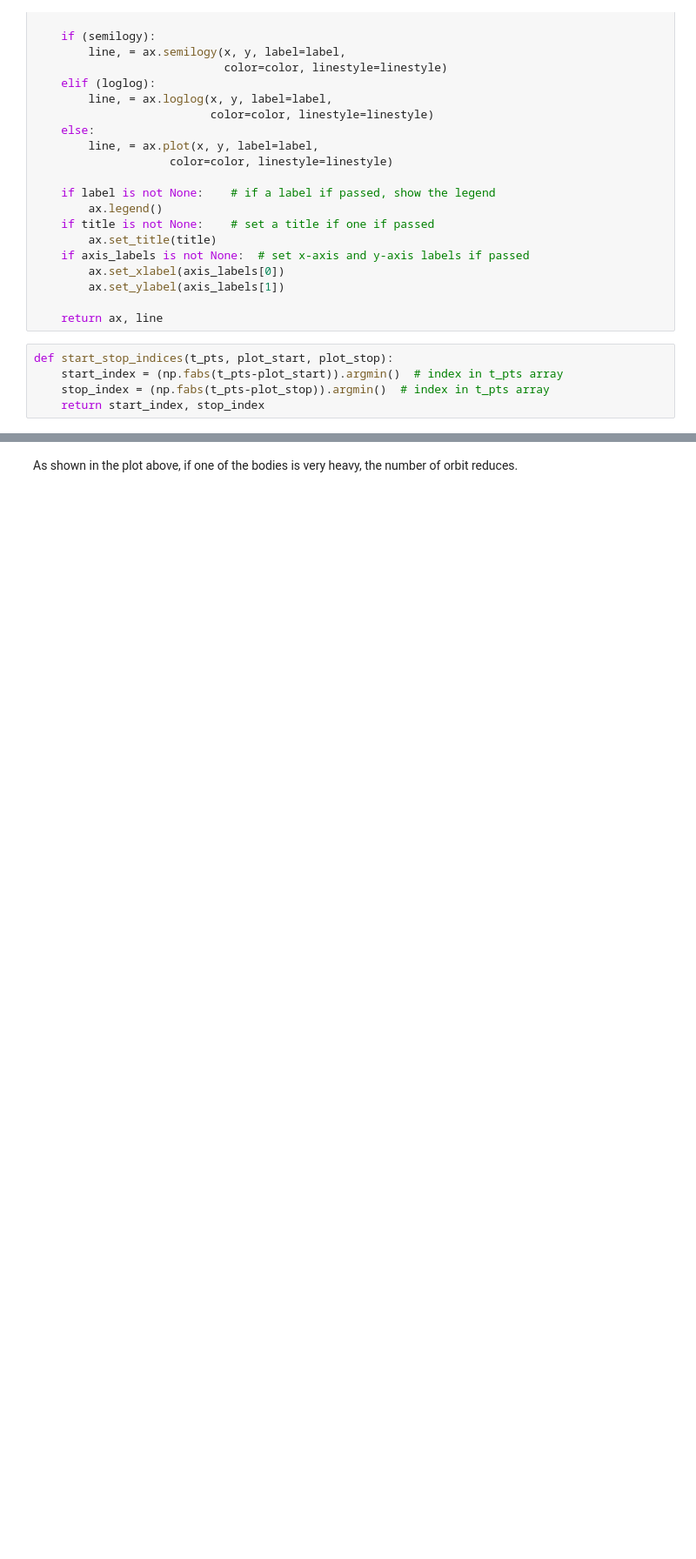
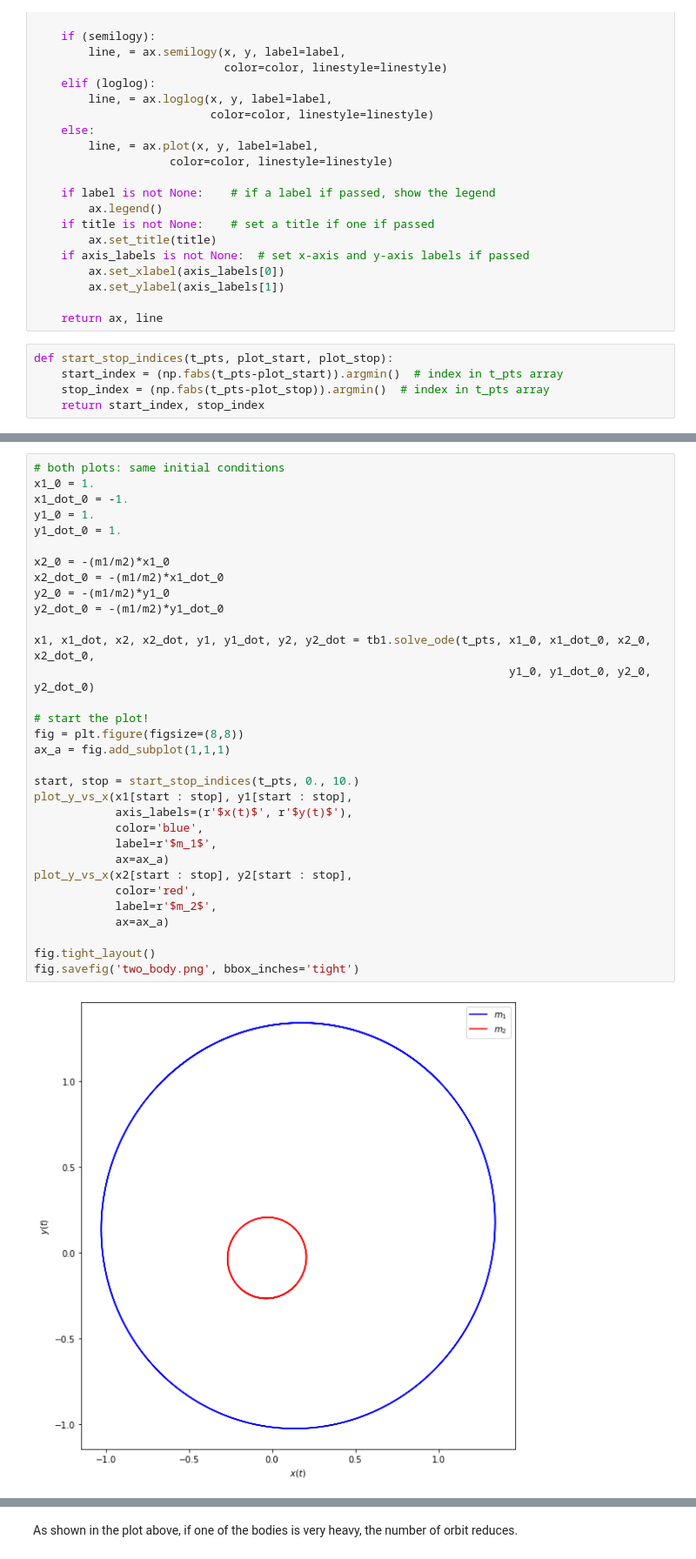
Before and after one commit to 54wedge/5300_final, a Jupyter notebook: Two_Body.ipynb, the cells around one changed output, grey strips where cells are left out. Shown at 87% size. Saved outputs shown, nothing was run; the diff lists cells and outputs as text; blank space fills up the shorter version.

```diff
--- a/Two_Body.ipynb
+++ b/Two_Body.ipynb
@@ -125,3 +192,37 @@ m2 = 50.
 
 # Instantiate a pendulum
 tb1 = Two_Body(G=G, m1=m1, m2=m2)
+# %%
+# both plots: same initial conditions
+x1_0 = 1.
+x1_dot_0 = -1.
+y1_0 = 1.
+y1_dot_0 = 1.
+
+x2_0 = -(m1/m2)*x1_0
+x2_dot_0 = -(m1/m2)*x1_dot_0
+y2_0 = -(m1/m2)*y1_0
+y2_dot_0 = -(m1/m2)*y1_dot_0
+
+x1, x1_dot, x2, x2_dot, y1, y1_dot, y2, y2_dot = tb1.solve_ode(t_pts, x1_0, x1_dot_0, x2_0, x2_dot_0,
+                                                                      y1_0, y1_dot_0, y2_0, y2_dot_0)
+
+# start the plot!
+fig = plt.figure(figsize=(8,8))
+ax_a = fig.add_subplot(1,1,1)
+
+start, stop = start_stop_indices(t_pts, 0., 10.)
+plot_y_vs_x(x1[start : stop], y1[start : stop],
+            axis_labels=(r'$x(t)$', r'$y(t)$'),
+            color='blue',
+            label=r'$m_1$',
+            ax=ax_a)
+plot_y_vs_x(x2[start : stop], y2[start : stop],
+            color='red',
+            label=r'$m_2$',
+            ax=ax_a)
+
+fig.tight_layout()
+fig.savefig('two_body.png', bbox_inches='tight')
+# %% [output]
+[figure, added]
```
Also changed, not shown: parts of 5 cells of this notebook, 2 other files.
